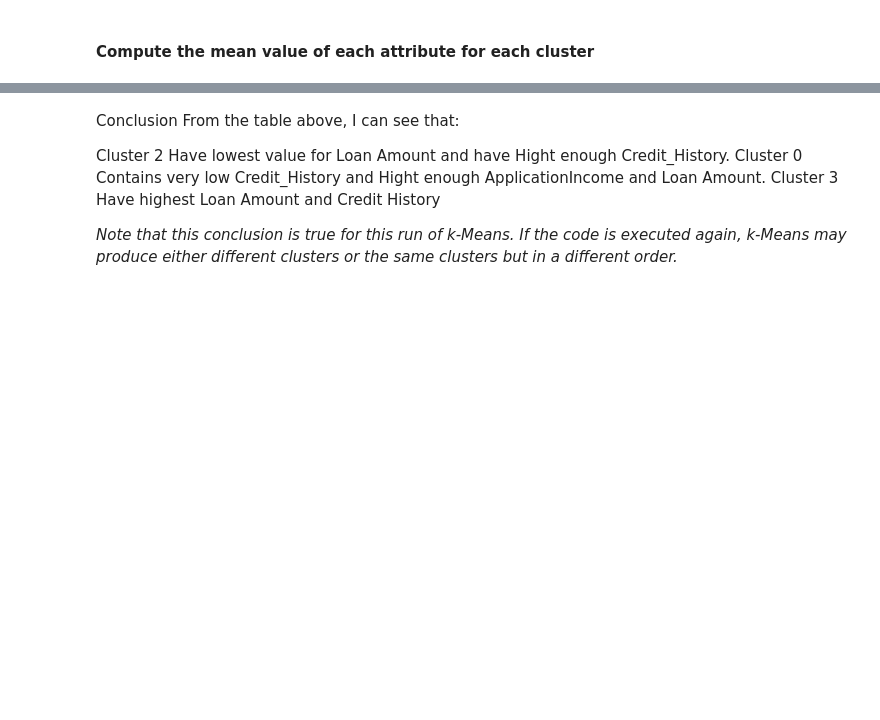
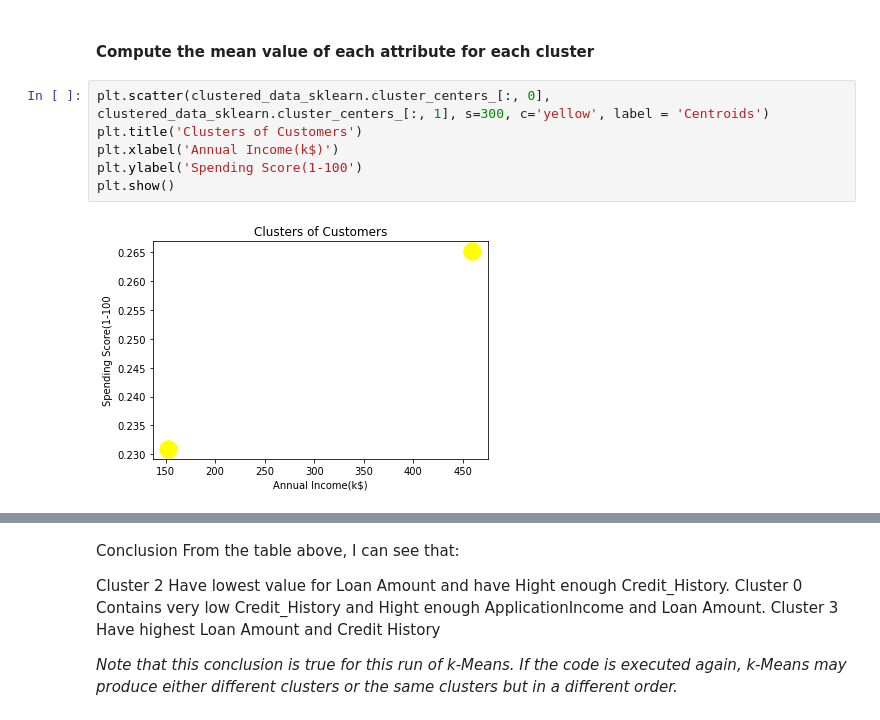
Before and after one commit to mandricic/CS5062, a Jupyter notebook: etivity3.ipynb, the cells around one changed output, grey strips where cells are left out. Drawn from its saved outputs; the diff is of its cells as text; blank space fills up the shorter version.

```diff
--- a/etivity3.ipynb
+++ b/etivity3.ipynb
@@ -111,5 +133,13 @@ df.tail()
 # %% [markdown]
 #### Compute the mean value of each attribute for each cluster
+# %%
+plt.scatter(clustered_data_sklearn.cluster_centers_[:, 0], clustered_data_sklearn.cluster_centers_[:, 1], s=300, c='yellow', label = 'Centroids')
+plt.title('Clusters of Customers')
+plt.xlabel('Annual Income(k$)')
+plt.ylabel('Spending Score(1-100')
+plt.show()
+# %% [output]
+[figure, added]
 # %%
 df.groupby('cluster').mean()
 # %% [output]
```
Also changed, not shown: parts of 11 cells of this notebook.
